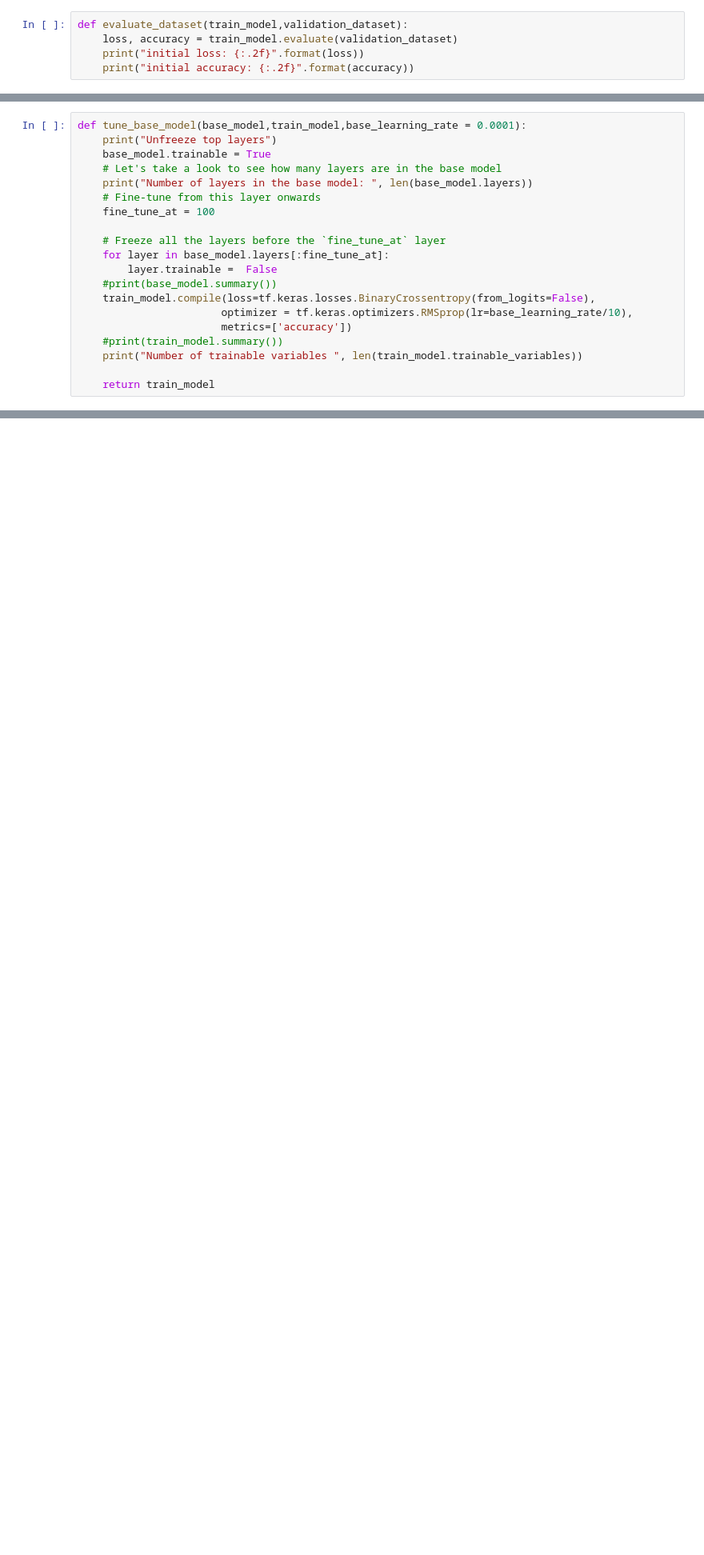
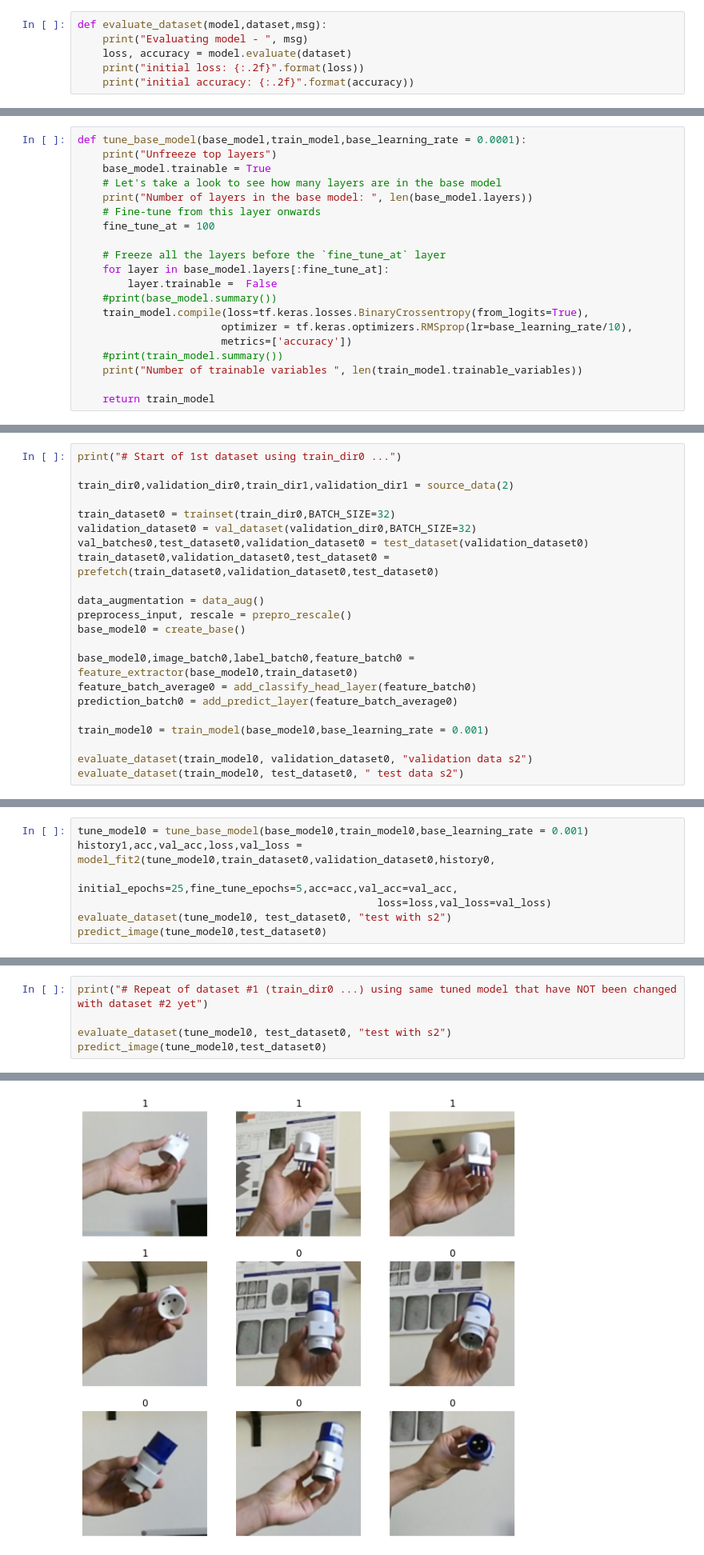
Before and after one commit to ayhkusa/cvpr_clvision_challenge, a Jupyter notebook: transfer_learning_core50_NI_4.ipynb, the cells around one changed output, grey strips where cells are left out. Shown at 80% size. Cells and saved outputs as stored; diff of their text form; blank space fills up the shorter version.

```diff
--- a/transfer_learning_core50_NI_4.ipynb
+++ b/transfer_learning_core50_NI_4.ipynb
@@ -444,5 +287,6 @@ After training for 10 epochs, you should see ~94% accuracy on the validation set
 # %%
-def evaluate_dataset(train_model,validation_dataset):
-    loss, accuracy = train_model.evaluate(validation_dataset)
+def evaluate_dataset(model,dataset,msg):
+    print("Evaluating model - ", msg)
+    loss, accuracy = model.evaluate(dataset)
     print("initial loss: {:.2f}".format(loss))
     print("initial accuracy: {:.2f}".format(accuracy))
@@ -554,7 +363,7 @@ def tune_base_model(base_model,train_model,base_learning_rate = 0.0001):
     for layer in base_model.layers[:fine_tune_at]:
         layer.trainable =  False
     #print(base_model.summary())
-    train_model.compile(loss=tf.keras.losses.BinaryCrossentropy(from_logits=False),
+    train_model.compile(loss=tf.keras.losses.BinaryCrossentropy(from_logits=True),
                        optimizer = tf.keras.optimizers.RMSprop(lr=base_learning_rate/10),
                        metrics=['accuracy'])
     #print(train_model.summary())
@@ -729,0 +450,22 @@ To learn more, visit the [Transfer learning guide](https://www.tensorflow.org/gu
+# %%
+print("# Start of 1st dataset using train_dir0 ...")
+
+train_dir0,validation_dir0,train_dir1,validation_dir1 = source_data(2)
+
+train_dataset0 = trainset(train_dir0,BATCH_SIZE=32)
+validation_dataset0 = val_dataset(validation_dir0,BATCH_SIZE=32)
+val_batches0,test_dataset0,validation_dataset0 = test_dataset(validation_dataset0)
+train_dataset0,validation_dataset0,test_dataset0 = prefetch(train_dataset0,validation_dataset0,test_dataset0)
+
+data_augmentation = data_aug()
+preprocess_input, rescale = prepro_rescale()
+base_model0 = create_base()
+
+base_model0,image_batch0,label_batch0,feature_batch0 = feature_extractor(base_model0,train_dataset0)
+feature_batch_average0 = add_classify_head_layer(feature_batch0)
+prediction_batch0 = add_predict_layer(feature_batch_average0)
+
+train_model0 = train_model(base_model0,base_learning_rate = 0.001)
+
+evaluate_dataset(train_model0, validation_dataset0, "validation data s2")
+evaluate_dataset(train_model0, test_dataset0, " test data s2")
@@ -729,0 +520,7 @@ To learn more, visit the [Transfer learning guide](https://www.tensorflow.org/gu
+# %%
+tune_model0 = tune_base_model(base_model0,train_model0,base_learning_rate = 0.001)
+history1,acc,val_acc,loss,val_loss = model_fit2(tune_model0,train_dataset0,validation_dataset0,history0,
+                                                initial_epochs=25,fine_tune_epochs=5,acc=acc,val_acc=val_acc,
+                                                loss=loss,val_loss=val_loss)
+evaluate_dataset(tune_model0, test_dataset0, "test with s2")
+predict_image(tune_model0,test_dataset0)
@@ -729,0 +556,6 @@ To learn more, visit the [Transfer learning guide](https://www.tensorflow.org/gu
+# %%
+print("# Repeat of dataset #1 (train_dir0 ...) using same tuned model that have NOT been changed with dataset #2 yet")
+
+evaluate_dataset(tune_model0, test_dataset0, "test with s2")
+predict_image(tune_model0,test_dataset0)
+# %% [output]
@@ -729,0 +571 @@ To learn more, visit the [Transfer learning guide](https://www.tensorflow.org/gu
+[figure, added]
```
Also changed, not shown: parts of 133 cells of this notebook, 2 other files.
